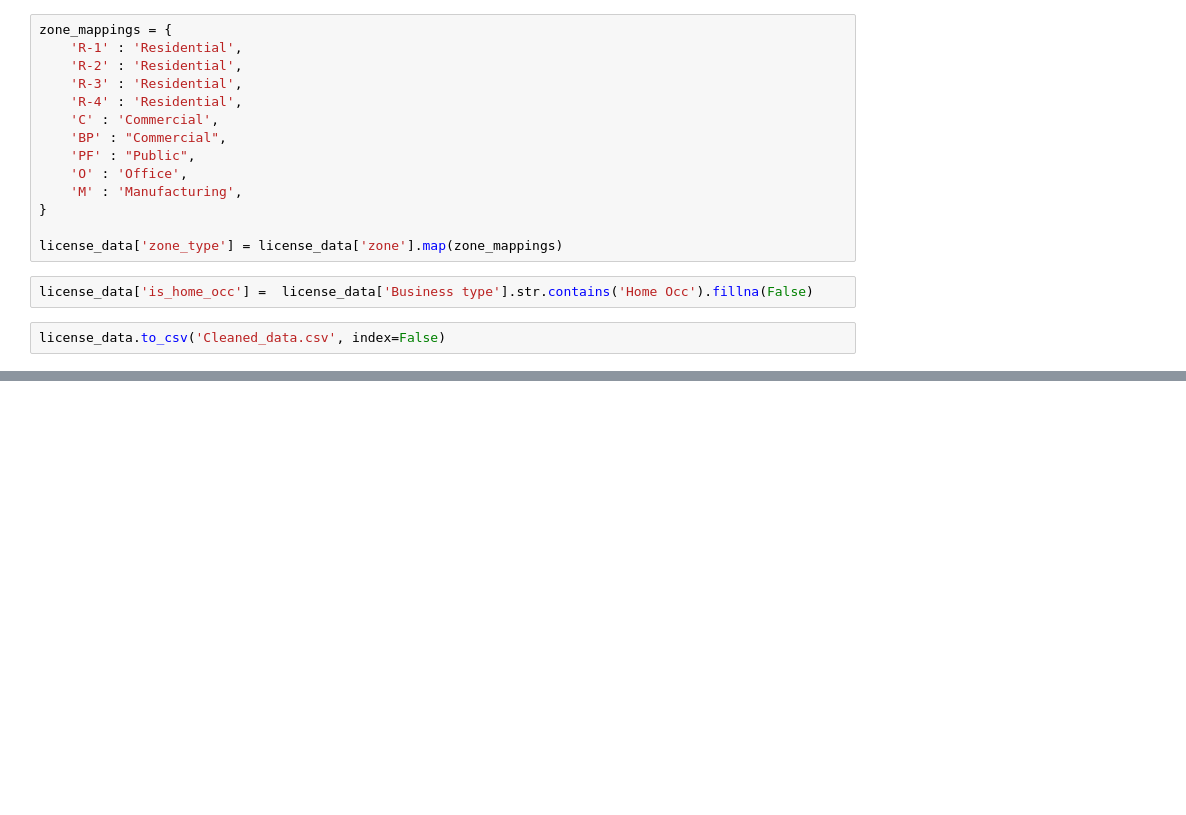
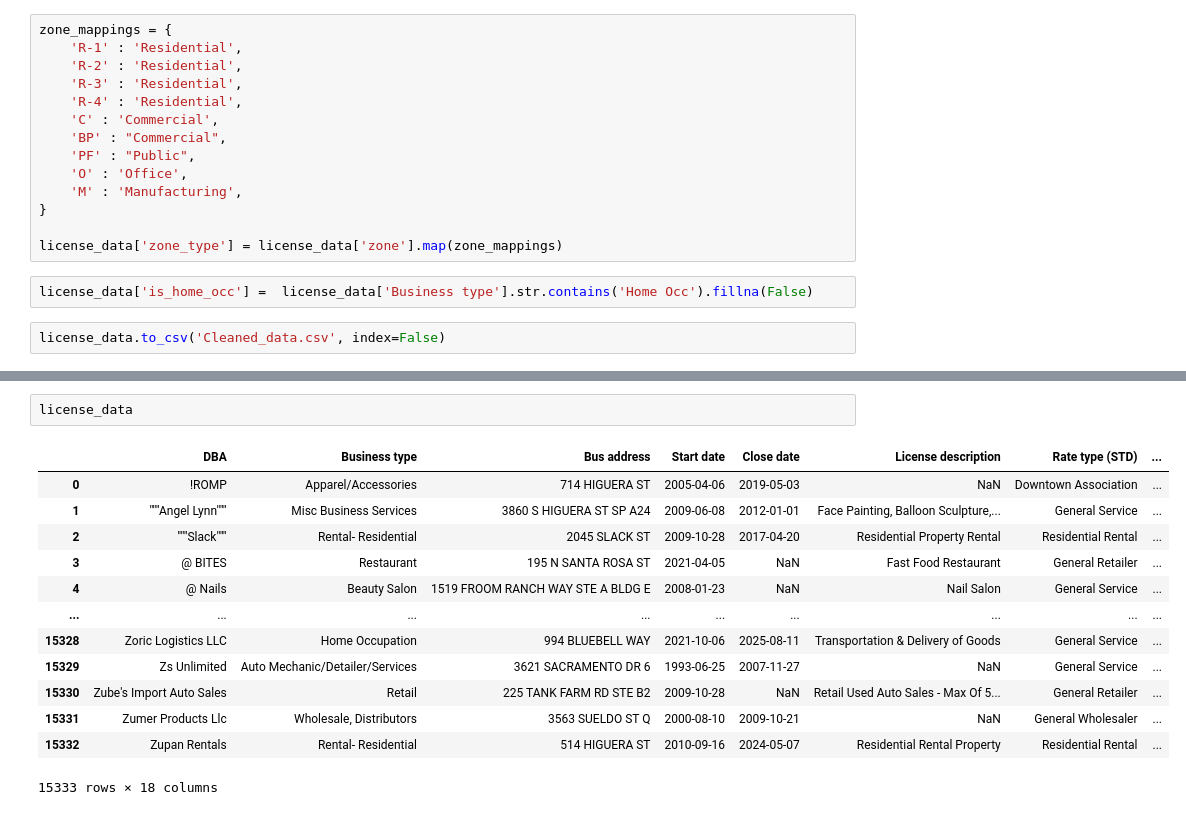
Before and after one commit to curtisjbradley/SLOCity-Business-License-Survival, a Jupyter notebook: preprocessing/preprocess_pt2.ipynb, the cells around one changed output, grey strips where cells are left out. Drawn from its saved outputs; the diff is of its cells as text; blank space fills up the shorter version.

```diff
--- a/preprocessing/preprocess_pt2.ipynb
+++ b/preprocessing/preprocess_pt2.ipynb
@@ -154,0 +159,16 @@ Name: type, Length: 15333, dtype: bool
+# %%
+license_data
+# %% [output]
+|  | DBA | Business type | Bus address | Start date | Close date | License description | Rate type (STD) | ... |
+| 0 | !ROMP | Apparel/Accessories | 714 HIGUERA ST | 2005-04-06 | 2019-05-03 | NaN | Downtown Association | ... |
+| 1 | """Angel Lynn""" | Misc Business Services | 3860 S HIGUERA ST SP A24 | 2009-06-08 | 2012-01-01 | Face Painting, Balloon Sculpture,... | General Service | ... |
+| 2 | """Slack""" | Rental- Residential | 2045 SLACK ST | 2009-10-28 | 2017-04-20 | Residential Property Rental | Residential Rental | ... |
+| 3 | @ BITES | Restaurant | 195 N SANTA ROSA ST | 2021-04-05 | NaN | Fast Food Restaurant | General Retailer | ... |
+| 4 | @ Nails | Beauty Salon | 1519 FROOM RANCH WAY STE A BLDG E | 2008-01-23 | NaN | Nail Salon | General Service | ... |
+| ... | ... | ... | ... | ... | ... | ... | ... | ... |
+| 15328 | Zoric Logistics LLC | Home Occupation | 994 BLUEBELL WAY | 2021-10-06 | 2025-08-11 | Transportation & Delivery of Goods | General Service | ... |
+| 15329 | Zs Unlimited | Auto Mechanic/Detailer/Services | 3621 SACRAMENTO DR 6 | 1993-06-25 | 2007-11-27 | NaN | General Service | ... |
+| 15330 | Zube's Import Auto Sales | Retail | 225 TANK FARM RD STE B2 | 2009-10-28 | NaN | Retail Used Auto Sales - Max Of 5... | General Retailer | ... |
+| 15331 | Zumer Products Llc | Wholesale, Distributors | 3563 SUELDO ST Q | 2000-08-10 | 2009-10-21 | NaN | General Wholesaler | ... |
+| 15332 | Zupan Rentals | Rental- Residential | 514 HIGUERA ST | 2010-09-16 | 2024-05-07 | Residential Rental Property | Residential Rental | ... |
+15333 rows × 18 columns
```
Also changed, not shown: parts of 7 cells of this notebook, 1 other file.
